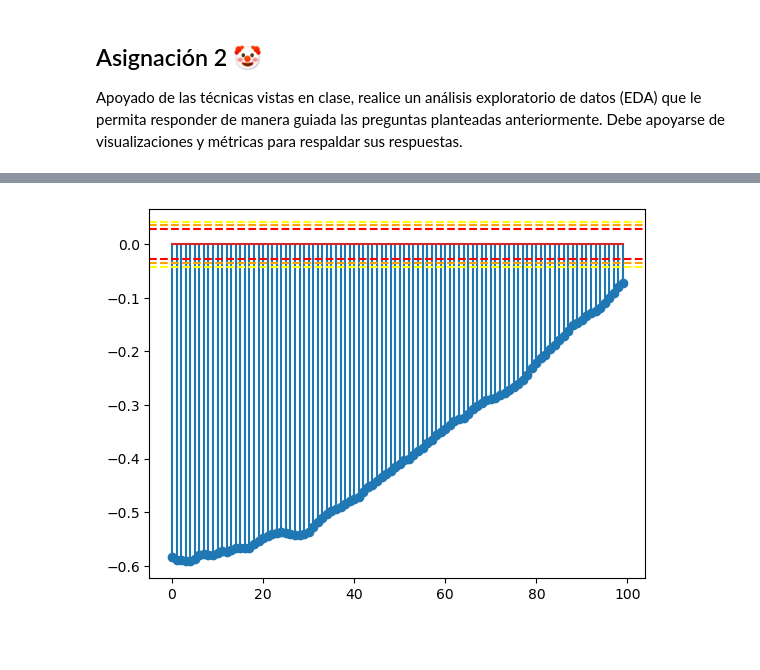
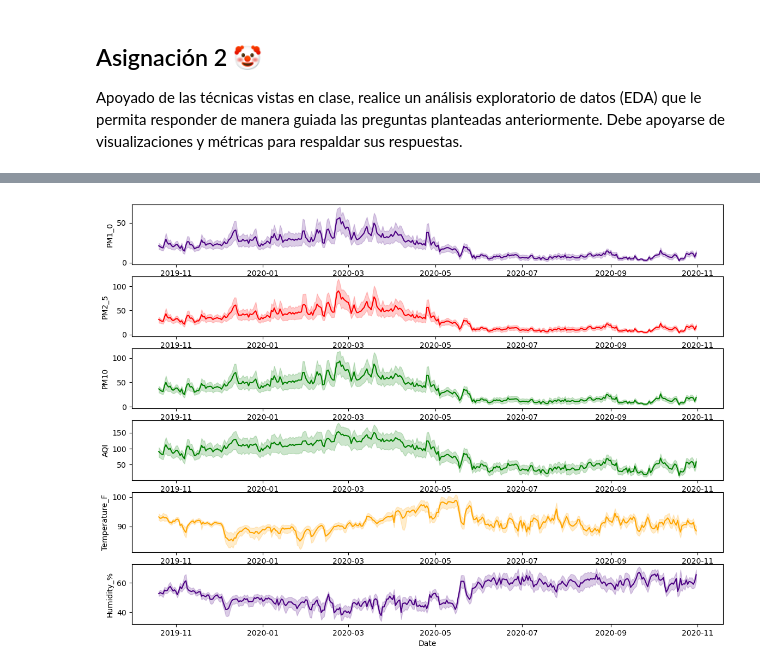
Before and after one commit to V-ivan11/Time-series, a Jupyter notebook: Tareas/4 - EDA en Series de Tiempo.ipynb, the cells around one changed output, grey strips where cells are left out. Drawn from its saved outputs; the diff is of its cells as text; code cells hidden in the pictures; blank space fills up the shorter version.

```diff
--- a/Tareas/4 - EDA en Series de Tiempo.ipynb
+++ b/Tareas/4 - EDA en Series de Tiempo.ipynb
@@ -249,2 +85,0 @@ def normalize_dataframe(data):
-# %%
-features = normalize_dataframe(features)
@@ -277,4 +85,0 @@ correlogram_std(data_centers, ["Temperature_F", "PM10"], 100)
-# %%
-correlogram_std(data_centers, ["Humidity_%", "AQI"], 100)
-# %% [output]
-[figure, removed]
@@ -280,0 +91,13 @@ correlogram_std(data_centers, ["Humidity_%", "AQI"], 100)
+# %%
+# Graficamos los contaminantes a lo largo del tiempo
+fig, axs = plt.subplots(ncols=1, nrows= 6, figsize=(14, 10))
+
+sns.lineplot(data=features, x="Date", y="PM1_0", color = "indigo", ax = axs[0])
+sns.lineplot(data=features, x="Date", y="PM2_5", color = "red", ax = axs[1])
+sns.lineplot(data=features, x="Date", y="PM10", color = "green", ax = axs[2])
+sns.lineplot(data=features, x="Date", y="AQI", color = "green", ax = axs[3])
+sns.lineplot(data=features, x="Date", y="Temperature_F", color = "orange", ax = axs[4])
+sns.lineplot(data=features, x="Date", y="Humidity_%", color = "indigo", ax = axs[5])
+plt.show()
+# %% [output]
+[figure, added]
```
Also changed, not shown: parts of 39 cells of this notebook.
